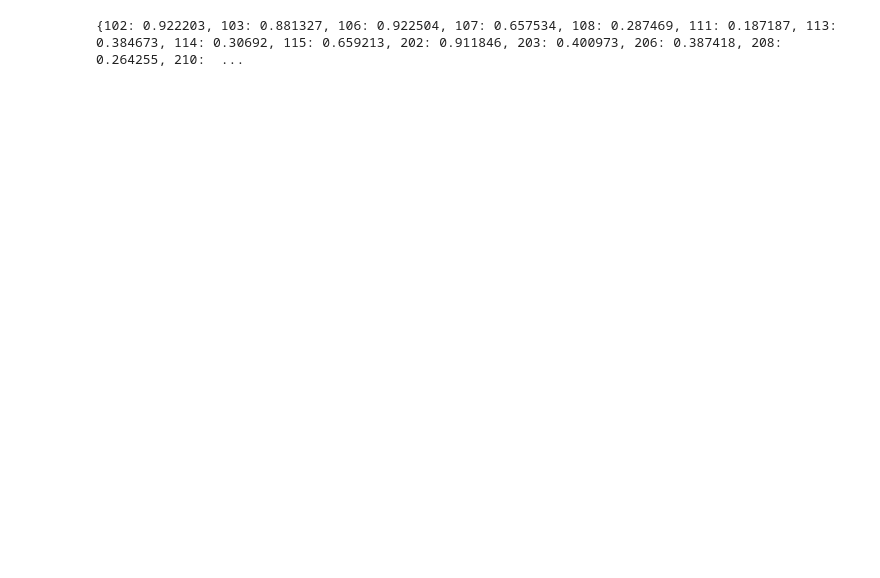
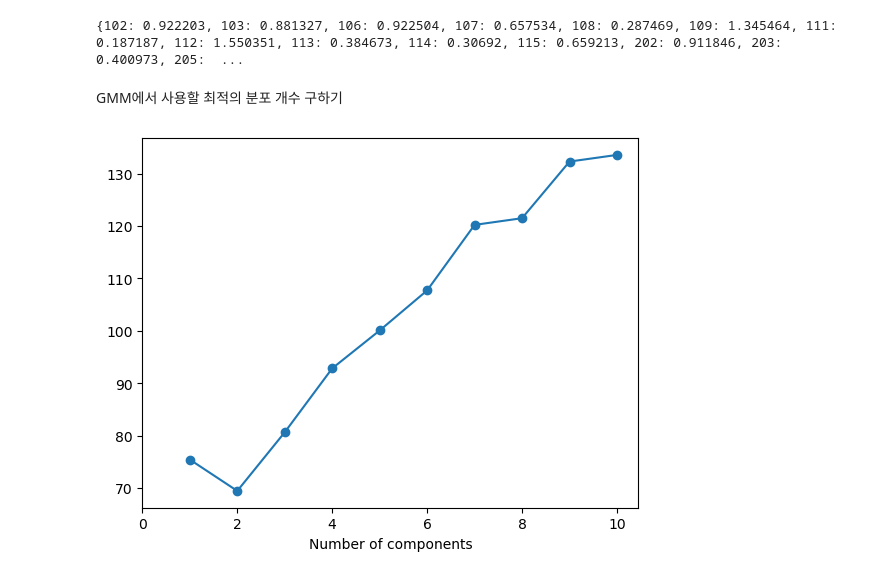
Before and after one commit to junesu0707/after_subtle, a Jupyter notebook: separate_extreme_among_all.ipynb, the cells around one changed output. Drawn from its saved outputs; the diff is of its cells as text; code cells hidden in the pictures; blank space fills up the shorter version.

```diff
--- a/separate_extreme_among_all.ipynb
+++ b/separate_extreme_among_all.ipynb
@@ -9,10 +9,41 @@ import FileManager.csvload as acl
 save_path = r'C:\Users\MyPC\Desktop\실험실\2.실험데이터\AVATAR-SDSBD'
 
 df = pd.read_excel(r'C:\Users\MyPC\Desktop\실험실\2.실험데이터\AVATAR-SDSBD\AVATAR_SDSBD총정리.xlsx')
-df['SIratio-postSD'] = pd.to_numeric(df['SIratio-postSD'], errors='coerce')     # SIratio-postSD를 숫자로 변환 (문자열이 있으면 NaN으로 변환)
-#df_cleaned = df.dropna(subset=['SIratio-postSD'])     # SIratio-postSD에 NaN이 있으면 해당 행 삭제
-filtered_df = df[(df['group_for_aftersubtle'] != 'control') & (df['SIratio-postSD'] < 1)]   # group_for_aftersubtle이 control이 아니고 SIratio-postSD가 1보다 작은 행만 추출
+df['SIratio-postSD'] = pd.to_numeric(df['SIratio-postSD_chae'], errors='coerce')     # SIratio-postSD를 숫자로 변환 (문자열이 있으면 NaN으로 변환)
+df = df.dropna(subset=['SIratio-postSD'])     # SIratio-postSD에 NaN이 있으면 해당 행 삭제
+filtered_df = df[(df['group_for_aftersubtle_among_R_S'] != 'control') & (df['group_for_aftersubtle_among_R_S'] != 'X')]   # group_for_aftersubtle이 control이 아닌 행만 추출
 my_dict = dict(zip(filtered_df['mouse_name'], filtered_df['SIratio-postSD']))
 print(my_dict)
 # %% [output]
-{102: 0.922203, 103: 0.881327, 106: 0.922504, 107: 0.657534, 108: 0.287469, 111: 0.187187, 113: 0.384673, 114: 0.30692, 115: 0.659213, 202: 0.911846, 203: 0.400973, 206: 0.387418, 208: 0.264255, 210:  ...
+{102: 0.922203, 103: 0.881327, 106: 0.922504, 107: 0.657534, 108: 0.287469, 109: 1.345464, 111: 0.187187, 112: 1.550351, 113: 0.384673, 114: 0.30692, 115: 0.659213, 202: 0.911846, 203: 0.400973, 205:  ...
+# %% [markdown]
+GMM에서 사용할 최적의 분포 개수 구하기
+# %%
+import numpy as np
+from sklearn.mixture import GaussianMixture
+import matplotlib.pyplot as plt
+import os
+os.environ["OMP_NUM_THREADS"] = "1"     # OMP_NUM_THREADS를 1로 설정하여 병렬처리를 하지 않도록 함
+
+si_ratios = list(my_dict.values())  # my_dict에서 SI ratio 값들을 추출
+data = np.array(si_ratios).reshape(-1, 1)   # numpy 배열로 변환
+
+# BIC를 계산하여 최적의 컴포넌트 수 찾기
+max_components = 10
+n_components = np.arange(1, max_components + 1)
+bics = []
+for n in n_components:
+    gmm = GaussianMixture(n_components=n)
+    gmm.fit(data)
+    bics.append(gmm.bic(data))
+
+# BIC를 시각화하여 최적의 컴포넌트 수 확인
+plt.plot(n_components, bics, marker='o')
+plt.xlabel('Number of components')
+
+# X축 틱 설정: 위치는 1 단위로, 표시되는 숫자는 2 단위로
+plt.xticks(ticks=np.arange(0, max_components+1, 2), labels=np.arange(0, max_components+1, 2))
+plt.savefig(os.path.join(save_path, 'BICforGMM.png'))  # 히스토그램 저장
+plt.show()
+# %% [output]
+[figure, added]
```
Also changed, not shown: parts of 6 cells of this notebook, 1 other file.
